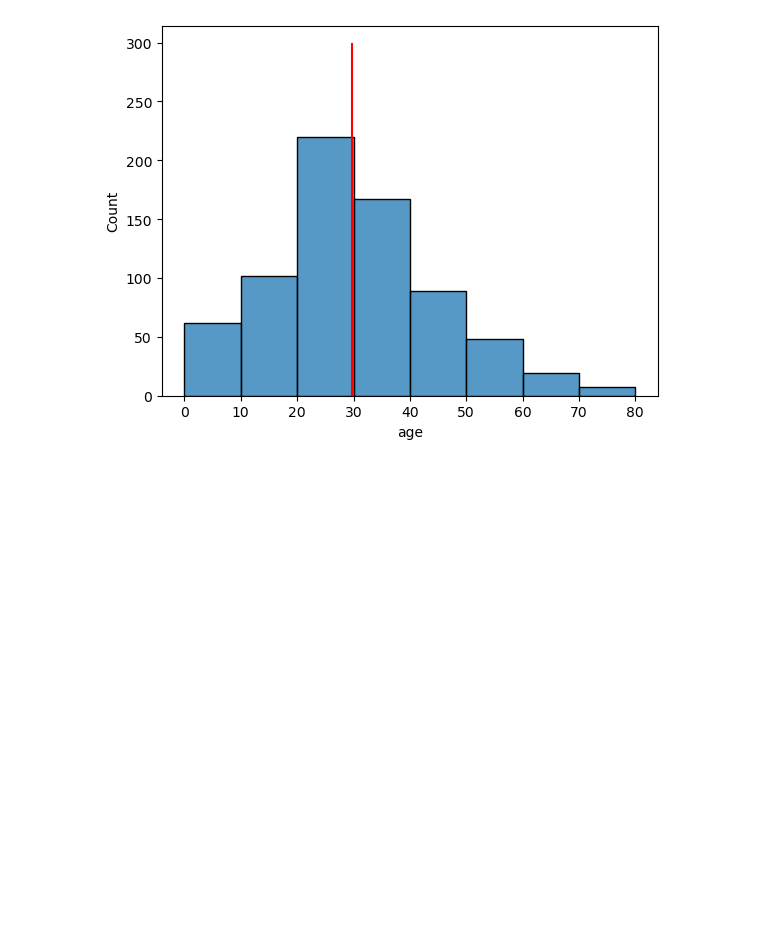
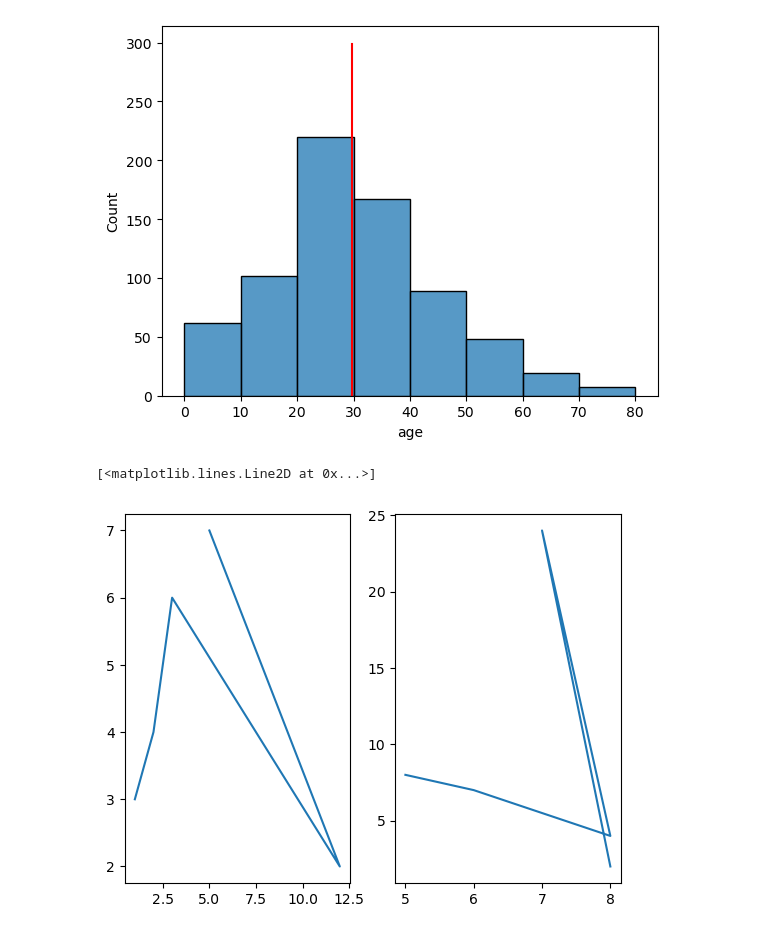
Before and after one commit to VishalYadav1019/ML_Project, a Jupyter notebook: matplotlib&seaborn.ipynb, the cells around one changed output. Drawn from its saved outputs; the diff is of its cells as text; code cells hidden in the pictures; blank space fills up the shorter version.

```diff
--- a/matplotlib&seaborn.ipynb
+++ b/matplotlib&seaborn.ipynb
@@ -122,3 +101,20 @@ plt.plot([n for i in  range(0,300)],[i for i in range(0,300)],c="red")
 plt.show()
 # %% [output]
 [figure]
+# %%
+a=np.array([1,2,3,12,5])
+b=np.array([3,4,6,2,7])
+
+plt.subplot(1,2,1)
+plt.plot(a,b)
+
+
+
+v=np.array([5,6,8,7,8])
+k=np.array([8,7,4,24,2])
+
+plt.subplot(1,2,2)
+plt.plot(v,k)
+# %% [output]
+[<matplotlib.lines.Line2D at 0x...>]
+[figure, added]
```
Also changed, not shown: parts of 7 cells of this notebook.
